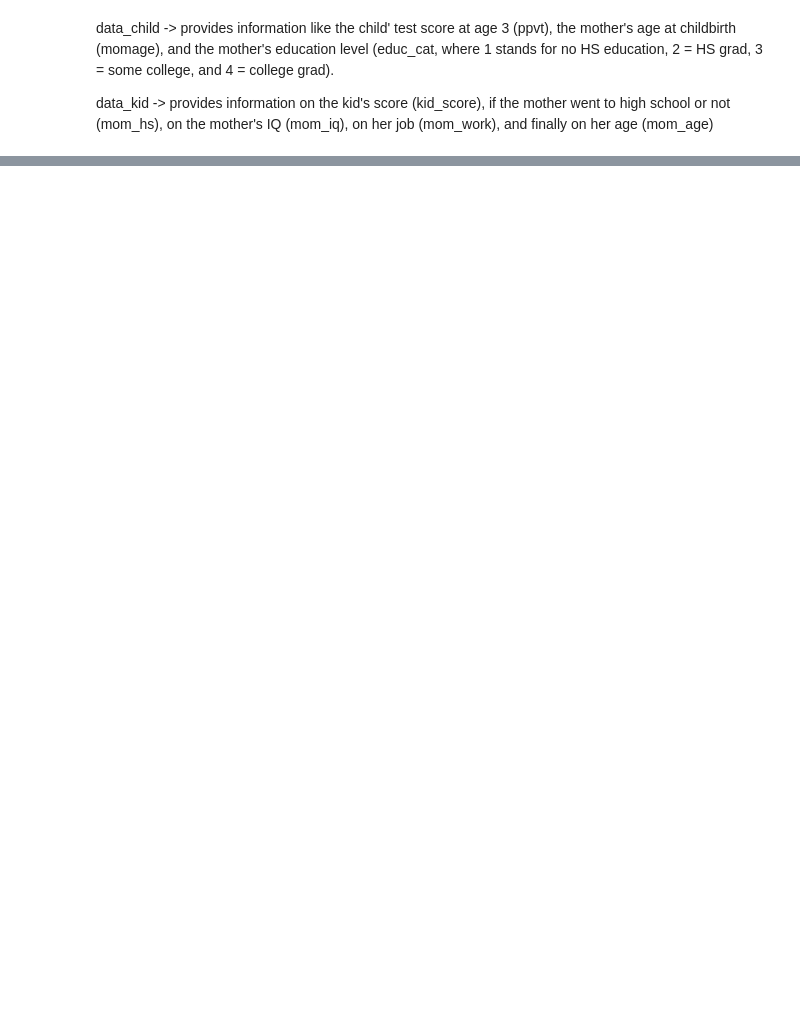
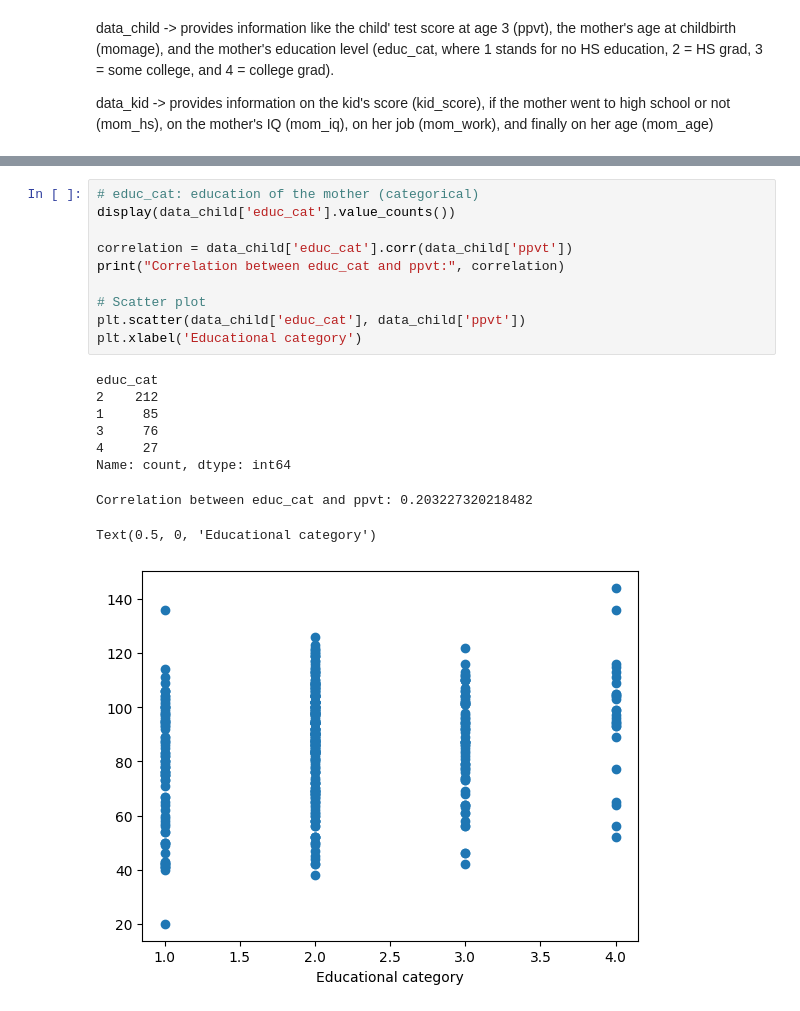
Before and after one commit to diegodvallejos/iq_prediction, a Jupyter notebook: development.ipynb, the cells around one changed output, grey strips where cells are left out. Cells and saved outputs as stored; diff of their text form; blank space fills up the shorter version.

```diff
--- a/development.ipynb
+++ b/development.ipynb
@@ -29,0 +101,20 @@ data_kid -> provides information on the kid's score (kid_score), if the mother w
+# %%
+# educ_cat: education of the mother (categorical)
+display(data_child['educ_cat'].value_counts())
+
+correlation = data_child['educ_cat'].corr(data_child['ppvt'])
+print("Correlation between educ_cat and ppvt:", correlation)
+
+# Scatter plot
+plt.scatter(data_child['educ_cat'], data_child['ppvt'])
+plt.xlabel('Educational category')
+# %% [output]
+educ_cat
+2    212
+1     85
+3     76
+4     27
+Name: count, dtype: int64
+Correlation between educ_cat and ppvt: 0.203227320218482
+Text(0.5, 0, 'Educational category')
+[figure, added]
```
Also changed, not shown: parts of 9 cells of this notebook.
